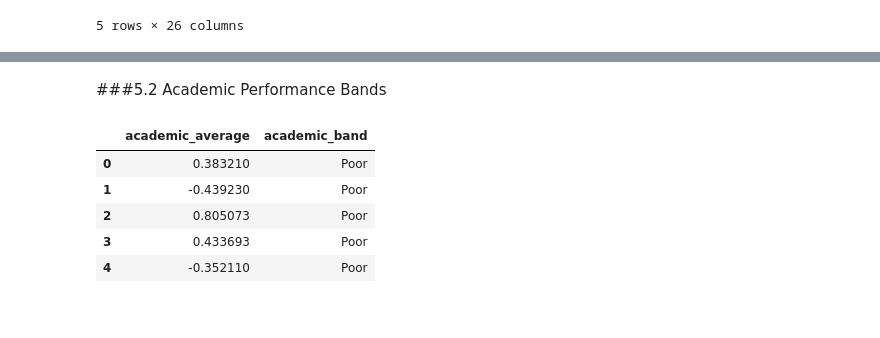
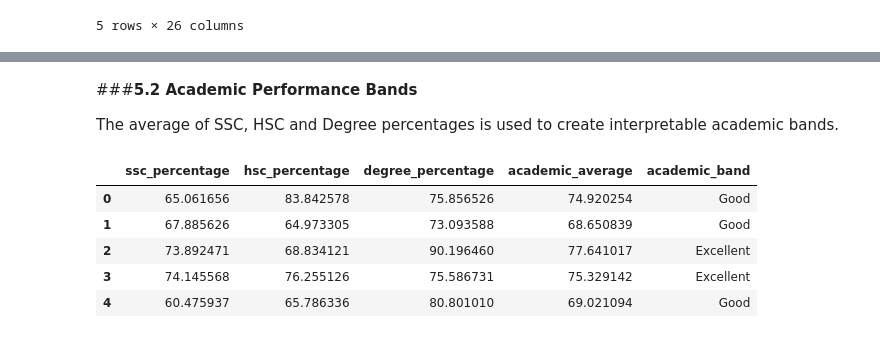
Before and after one commit to B-Pearlraj/JAPS_Analysis-prediction, a Jupyter notebook: JAPS_Analysis&prediction.ipynb, the cells around one changed output, grey strips where cells are left out. Drawn from its saved outputs; the diff is of its cells as text; code cells hidden in the pictures.

```diff
--- a/JAPS_Analysis&prediction.ipynb
+++ b/JAPS_Analysis&prediction.ipynb
@@ -1102,0 +184,2 @@ JAPS_df[['years_of_experience','experience_category']].head(10)
+# %%
+JAPS_df = JAPS_df.drop_duplicates().reset_index(drop=True)
@@ -1102,0 +230,6 @@ JAPS_df[['years_of_experience','experience_category']].head(10)
+# %%
+for col in numerical_impute_cols:
+    JAPS_df[col] = JAPS_df[col].fillna(JAPS_df[col].median())
+
+for col in categorical_impute_cols:
+    JAPS_df[col] = JAPS_df[col].fillna(JAPS_df[col].mode()[0])
@@ -1102,0 +276,9 @@ JAPS_df[['years_of_experience','experience_category']].head(10)
+# %%
+for col in object_columns:
+    JAPS_df[col] = (
+        JAPS_df[col]
+        .astype(str)
+        .str.strip()
+        .str.replace(r"\s+", " ", regex=True)
+        .str.title()
+    )
@@ -1102,0 +334,10 @@ JAPS_df[['years_of_experience','experience_category']].head(10)
+# %%
+JAPS_df['experience_age_ratio'] = (
+    JAPS_df['years_of_experience'] / JAPS_df['age_years']
+)
+
+JAPS_df[
+    JAPS_df['years_of_experience'] > (JAPS_df['age_years'] - 18)
+][
+    ['age_years', 'years_of_experience', 'experience_age_ratio']
+].head(20)
@@ -1109,6 +675,8 @@ JAPS_df['experience_category'].value_counts()
 dtype: int64
-# %% [markdown]
-###5.2 Academic Performance Bands
+# %% [markdown]
+###**5.2 Academic Performance Bands**
+
+The average of SSC, HSC and Degree percentages is used to create interpretable academic bands.
 # %%
 JAPS_df['academic_average'] = (
     JAPS_df['ssc_percentage'] +
@@ -1130,12 +698,13 @@ JAPS_df["academic_band"] = JAPS_df["academic_average"].apply(academic_band)
 # %%
-JAPS_df[['academic_average','academic_band']].head()
+JAPS_df[['ssc_percentage', 'hsc_percentage', 'degree_percentage',
+            'academic_average', 'academic_band']].head()
 # %% [output]
-|  | academic_average | academic_band |
-| 0 | 0.383210 | Poor |
-| 1 | -0.439230 | Poor |
-| 2 | 0.805073 | Poor |
-| 3 | 0.433693 | Poor |
-| 4 | -0.352110 | Poor |
+|  | ssc_percentage | hsc_percentage | degree_percentage | academic_average | academic_band |
+| 0 | 65.061656 | 83.842578 | 75.856526 | 74.920254 | Good |
+| 1 | 67.885626 | 64.973305 | 73.093588 | 68.650839 | Good |
+| 2 | 73.892471 | 68.834121 | 90.196460 | 77.641017 | Excellent |
+| 3 | 74.145568 | 76.255126 | 75.586731 | 75.329142 | Excellent |
+| 4 | 60.475937 | 65.786336 | 80.801010 | 69.021094 | Good |
 # %%
 JAPS_df['academic_band'].value_counts()
 # %% [output]
```
Also changed, not shown: parts of 304 cells of this notebook, 3 other files.
